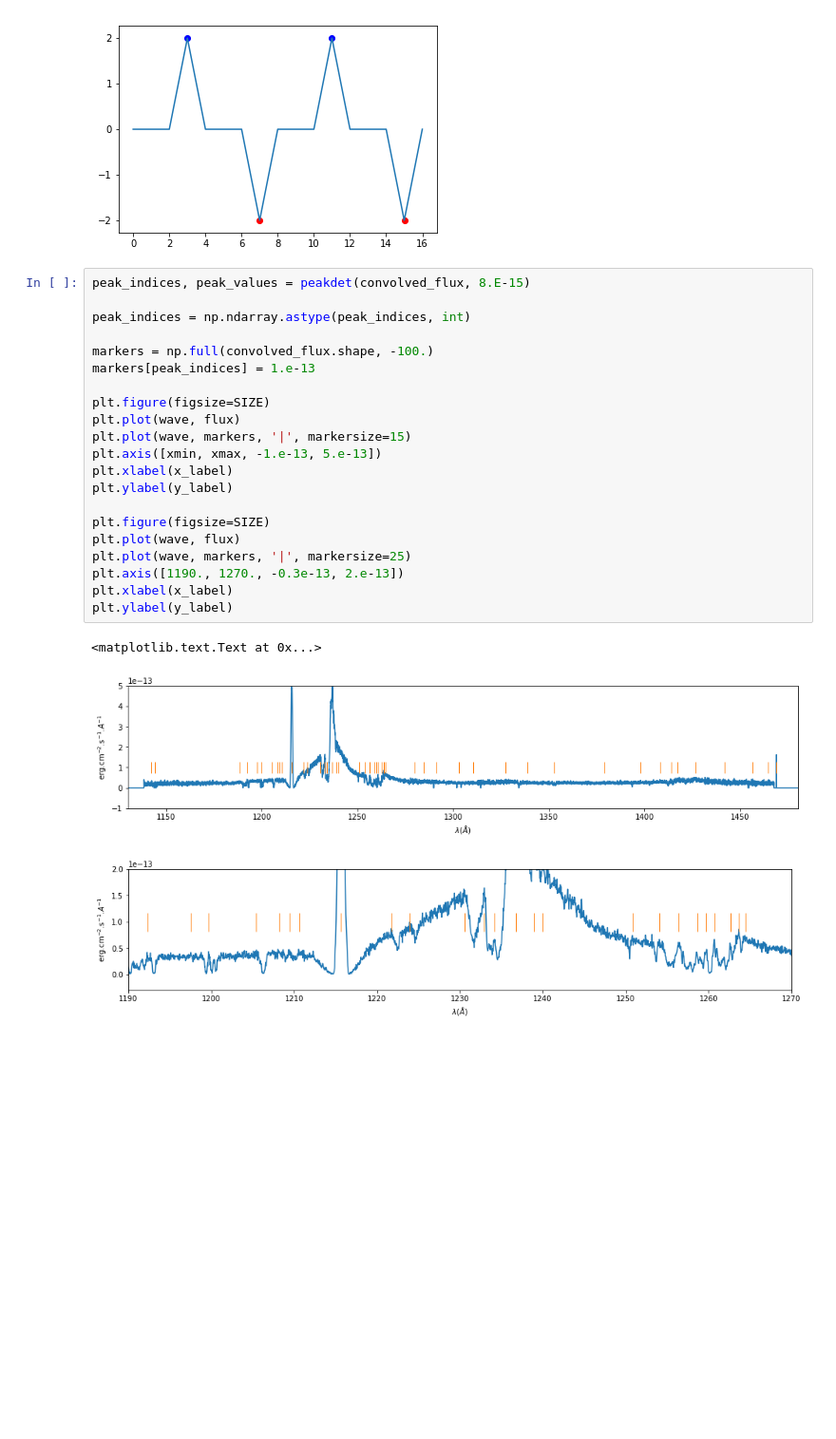
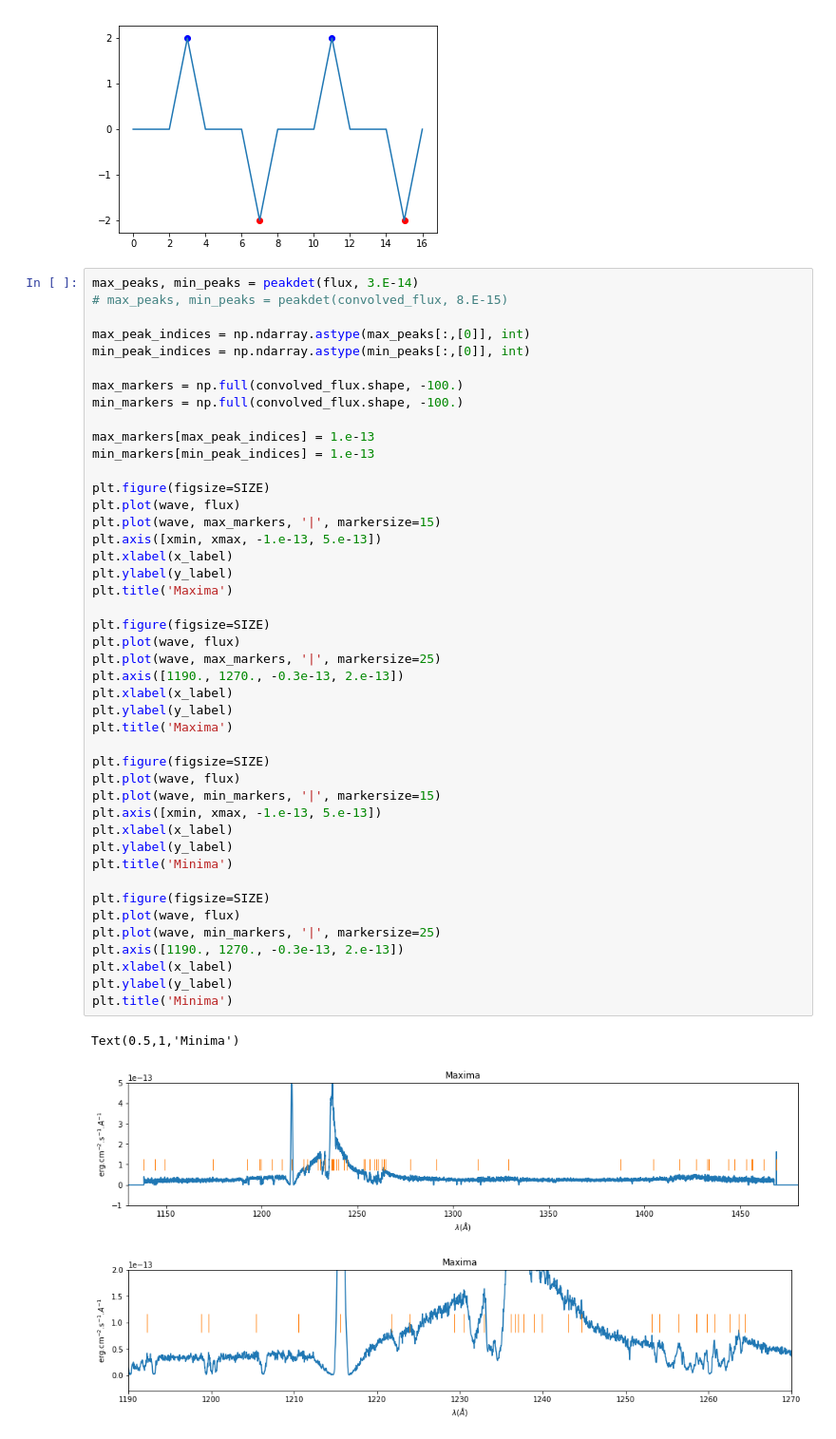
Before and after one commit to ibusko/experiments_specviz, a Jupyter notebook: experiment_feature_detection.ipynb, the cells around one changed output. Shown: that part at 95% size. Cells and saved outputs as stored; diff of their text form; blank space fills up the shorter version.

```diff
--- a/experiment_feature_detection.ipynb
+++ b/experiment_feature_detection.ipynb
@@ -330,27 +330,50 @@ if __name__=="__main__":
 # %% [output]
 [figure]
 # %%
-peak_indices, peak_values = peakdet(convolved_flux, 8.E-15)
+max_peaks, min_peaks = peakdet(flux, 3.E-14)
+# max_peaks, min_peaks = peakdet(convolved_flux, 8.E-15)
 
-peak_indices = np.ndarray.astype(peak_indices, int)
+max_peak_indices = np.ndarray.astype(max_peaks[:,[0]], int)
+min_peak_indices = np.ndarray.astype(min_peaks[:,[0]], int)
 
-markers = np.full(convolved_flux.shape, -100.)
-markers[peak_indices] = 1.e-13
+max_markers = np.full(convolved_flux.shape, -100.)
+min_markers = np.full(convolved_flux.shape, -100.)
+
+max_markers[max_peak_indices] = 1.e-13
+min_markers[min_peak_indices] = 1.e-13
 
 plt.figure(figsize=SIZE)
 plt.plot(wave, flux)
-plt.plot(wave, markers, '|', markersize=15)
+plt.plot(wave, max_markers, '|', markersize=15)
 plt.axis([xmin, xmax, -1.e-13, 5.e-13])
 plt.xlabel(x_label)
 plt.ylabel(y_label)
+plt.title('Maxima')
 
 plt.figure(figsize=SIZE)
 plt.plot(wave, flux)
-plt.plot(wave, markers, '|', markersize=25)
+plt.plot(wave, max_markers, '|', markersize=25)
 plt.axis([1190., 1270., -0.3e-13, 2.e-13])
 plt.xlabel(x_label)
 plt.ylabel(y_label)
+plt.title('Maxima')
+
+plt.figure(figsize=SIZE)
+plt.plot(wave, flux)
+plt.plot(wave, min_markers, '|', markersize=15)
+plt.axis([xmin, xmax, -1.e-13, 5.e-13])
+plt.xlabel(x_label)
+plt.ylabel(y_label)
+plt.title('Minima')
+
+plt.figure(figsize=SIZE)
+plt.plot(wave, flux)
+plt.plot(wave, min_markers, '|', markersize=25)
+plt.axis([1190., 1270., -0.3e-13, 2.e-13])
+plt.xlabel(x_label)
+plt.ylabel(y_label)
+plt.title('Minima')
 # %% [output]
-<matplotlib.text.Text at 0x...>
+Text(0.5,1,'Minima')
-[figure, old version]
+[figure, new version]
-[figure, old version]
+[figure, new version]
```
Also changed, not shown: parts of 8 cells of this notebook.
